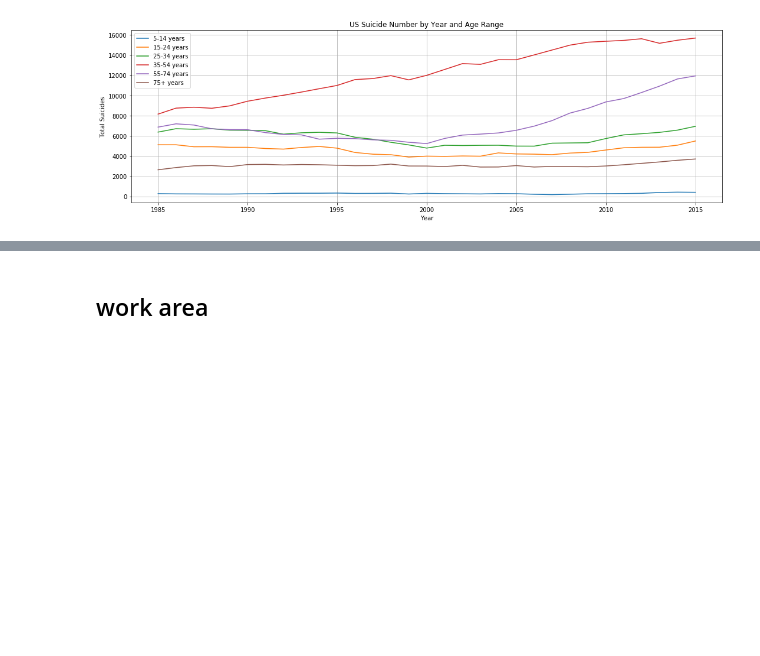
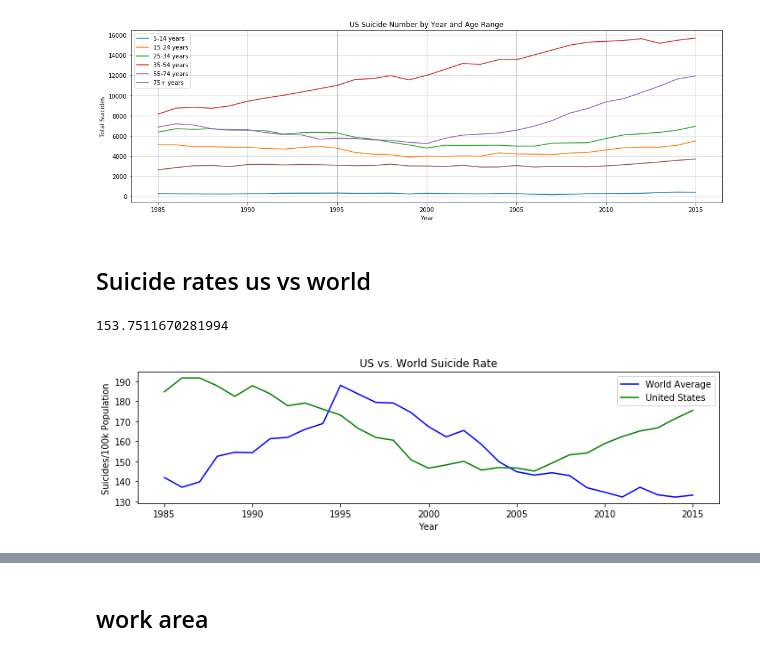
Before and after one commit to aeclaman/Project1, a Jupyter notebook: notebooks/amy.ipynb, the cells around one changed output, grey strips where cells are left out. Drawn from its saved outputs; the diff is of its cells as text; code cells hidden in the pictures; blank space fills up the shorter version.

```diff
--- a/notebooks/amy.ipynb
+++ b/notebooks/amy.ipynb
@@ -24,6 +24,9 @@ from citipy import citipy
 #Output File (PNG)
 output_us_suicide_vs_age = "../Images/us_suicide_vs_age_line.png"
 output_facilities_vs_pop = "../Images/mh_facilities_vs_population.png"
+output_us_avg_suicide_rts_error_bar = "../Images/us_avg_suicide_rts_error_bar.png"
+output_facilities_google_map = "../Images/us_mh_facilities.png"
+output_us_avg_vs_world_avg = "../Images/us_vs_world_line.png"
 
 # Output File (CSV)
 output_facility_data_file = "../data/cleandata/facilities.csv"
@@ -260,3 +278,53 @@ fig.savefig(output_us_suicide_vs_age)
 plt.show()
 # %% [output]
 [figure]
+# %% [markdown]
+## Suicide rates us vs world
+# %%
+summary_df['suicides/100k pop'].mean()
+# %% [output]
+153.7511670281994
+# %%
+suicide_df = pd.read_csv(suicide_us)
+#remove 2016 data b/c only there for some countries
+suicide_new_df = suicide_df[suicide_df['year']!=2016]
+
+summary_df = suicide_new_df.groupby(['country', 'year'], as_index=False).agg({'suicides/100k pop':'sum'})
+#summary_df = suicide_df.groupby(['country', 'year'],as_index=False).agg({'suicides_no':'sum',
+#                                                                         'population':'sum',
+#                                                                         'suicides/100k pop':'sum'})
+
+
+summary_df.pivot(index='country', columns='year', values='suicides/100k pop')
+# Set the 'Country Code' to be our index for easy referencing of rows
+summary_df = summary_df.set_index("country")
+# Collect the mean suicide rates for the world
+average_suicide = summary_df.groupby('year').mean()
+# Collect the years where data was collected
+years = summary_df.year.unique()
+
+#i have no idea why I can't get series returned just using the .loc; this is a workaround
+x=summary_df.loc[['United States'], ["year", "suicides/100k pop"]].groupby('year')
+us_average = x.mean()
+
+fig = plt.figure(figsize=(10,3))
+
+# Plot the world average as a line chart
+world_avg, = plt.plot(sorted(years), average_suicide, color="blue", label="World Average" )
+
+# Plot the unemployment values for a single country
+country_one, = plt.plot(sorted(years), us_average, color="green",label='United States')
+
+# Create a legend for our chart
+plt.legend(handles=[world_avg, country_one], loc="best")
+plt.title(f"US vs. World Suicide Rate" )
+plt.ylabel("Suicides/100k Population")
+plt.xlabel("Year")
+
+# Show the chart
+fig.tight_layout()
+fig.savefig(output_us_avg_vs_world_avg)
+
+plt.show()
+# %% [output]
+[figure, added]
```
Also changed, not shown: parts of 20 cells of this notebook, 6 other files.
